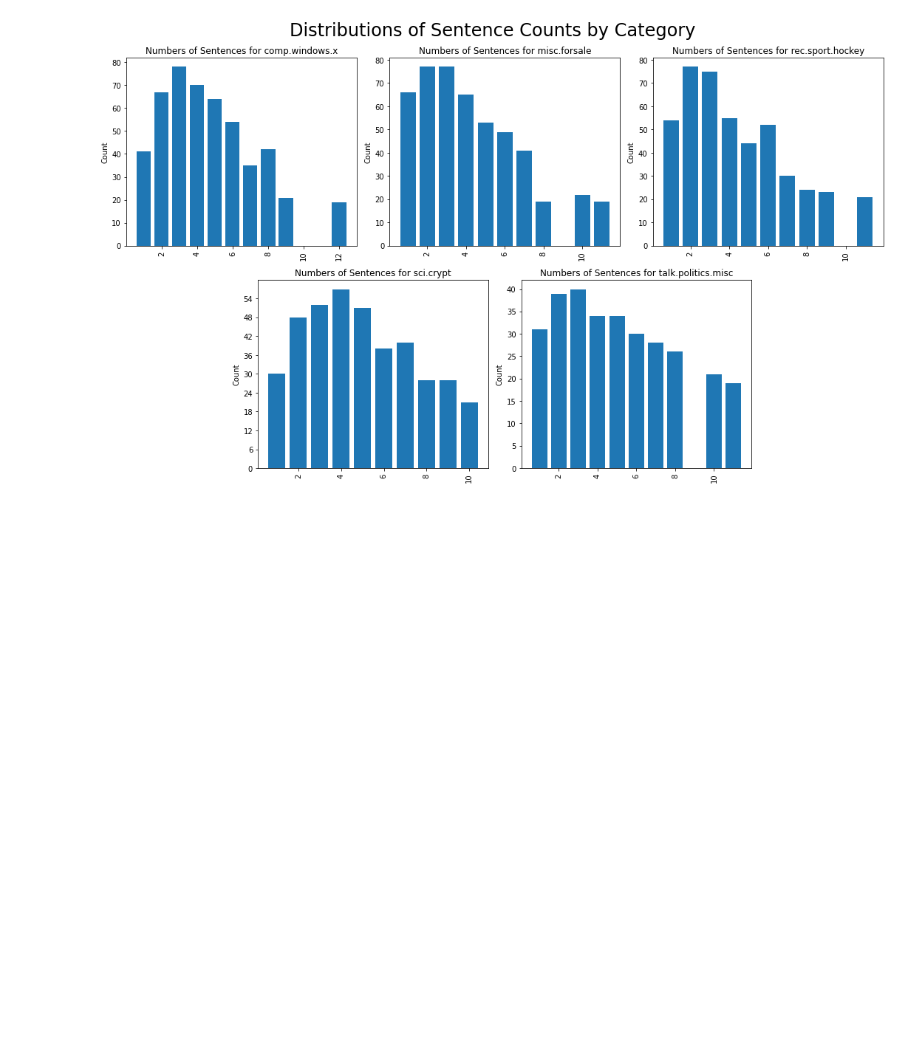
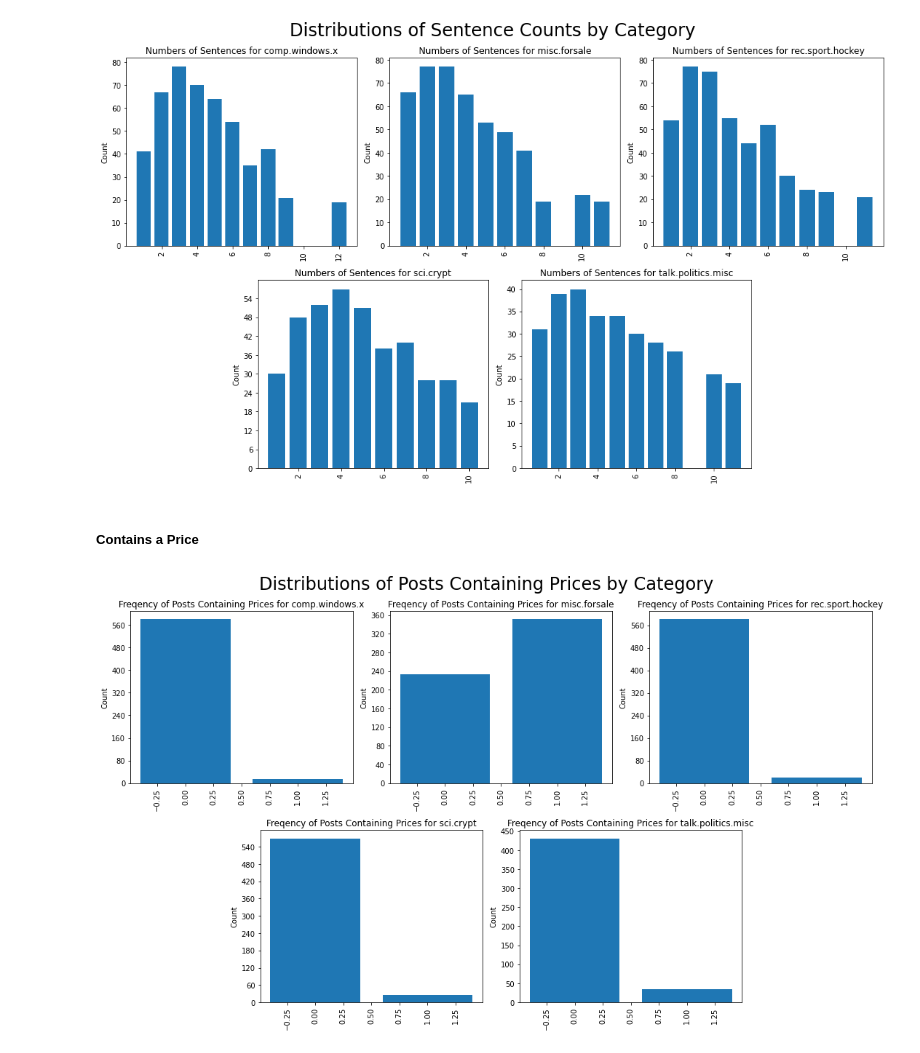
Before and after one commit to MellissaValle/Natural-Language-Processing, a Jupyter notebook: NLP Text Classification .ipynb, the cells around one changed output. Cells and saved outputs as stored; diff of their text form; code cells hidden in the pictures; blank space fills up the shorter version.

```diff
--- a/NLP Text Classification .ipynb
+++ b/NLP Text Classification .ipynb
@@ -580,3 +580,18 @@ plot_distribution_of_column_by_category("num_sentences", axes, "Numbers of Sente
 fig.suptitle("Distributions of Sentence Counts by Category", fontsize=24);
 # %% [output]
 [figure]
+# %% [markdown]
+##### Contains a Price
+# %%
+# Define a price as a dollar sign followed by 1-3 numbers,
+# optional commas or decimals, 1-2 numbers after the decimal
+# (we're not too worried about accidentally matching malformed prices)
+price_query = r'\$(?:\d{1,3}[,.]?)+(?:\\d{1,2})?'
+
+X_train["contains_price"] = X_train["text"].str.contains(price_query)
+
+fig, axes = setup_five_subplots()
+plot_distribution_of_column_by_category("contains_price", axes, "Freqency of Posts Containing Prices for")
+fig.suptitle("Distributions of Posts Containing Prices by Category", fontsize=24);
+# %% [output]
+[figure, added]
```
Also changed, not shown: parts of 22 cells of this notebook.
